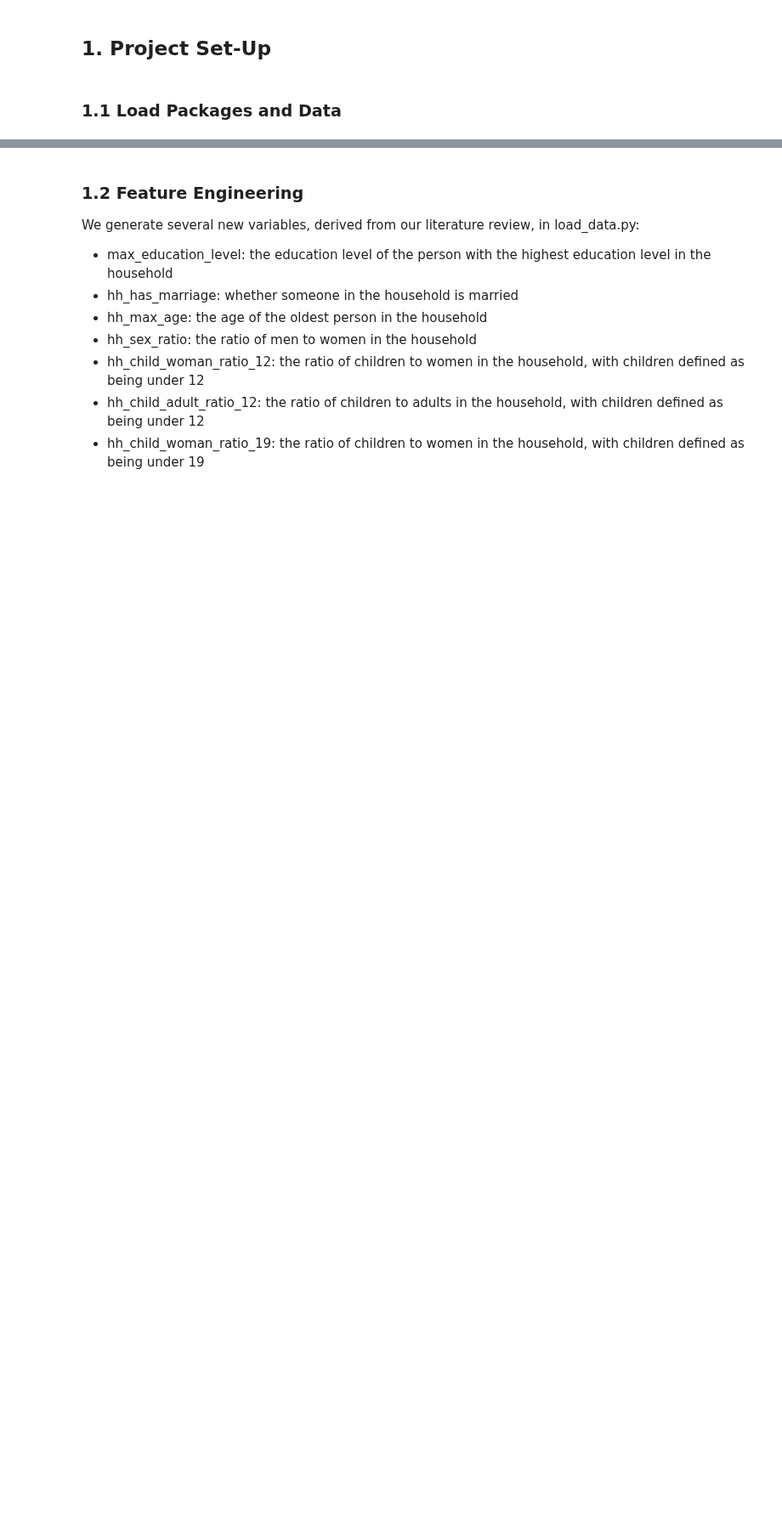
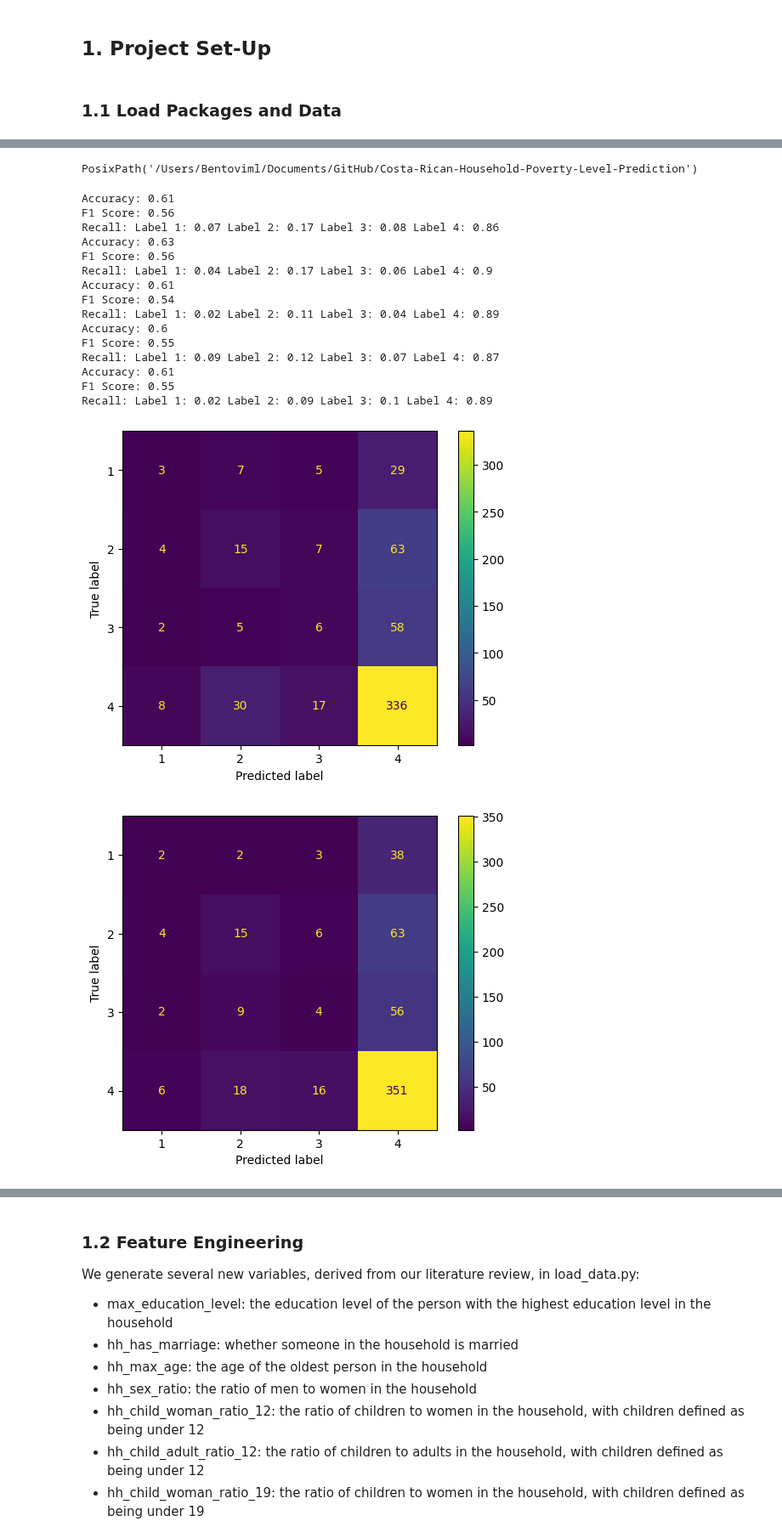
Before and after one commit to andrewjtdunn/Costa-Rican-Household-Poverty-Level-Prediction, a Jupyter notebook: Exploratory analysis/checkpoint_2.ipynb, the cells around one changed output, grey strips where cells are left out. Shown at 85% size. Cells and saved outputs as stored; diff of their text form; code cells hidden in the pictures; blank space fills up the shorter version.

Commit message:
adding k-fold validation in

```diff
--- a/Exploratory analysis/checkpoint_2.ipynb
+++ b/Exploratory analysis/checkpoint_2.ipynb
@@ -48,0 +49,4 @@ SEED = 0
+# %%
+pathlib.Path.cwd()
+# %% [output]
+PosixPath('/Users/Bentoviml/Documents/GitHub/Costa-Rican-Household-Poverty-Level-Prediction')
@@ -48,0 +57,39 @@ SEED = 0
+# %%
+df, indices = load_data.load_train_data()
+
+# Creates dictionaries with each K-fold, where train_indices has the indices to include and test_indices is the validation set
+train_indices = {}
+test_indices = {}
+
+for i, (train_index, test_index) in enumerate(indices):
+    train_indices[i] = train_index
+    test_indices[i] = test_index
+# %%
+neigh = KNeighborsClassifier(n_neighbors=15, weights='distance')
+knn_results = {}
+for key in train_indices.keys():
+    X_train = df.drop(columns="Target").iloc[train_indices[key],:]
+    y_train = df.loc[:,['Target']].iloc[train_indices[key],:]
+    X_valid = df.drop(columns="Target").iloc[test_indices[key],:]
+    y_valid = df.loc[:,['Target']].iloc[test_indices[key],:]
+    neigh.fit(X_train,y_train)
+    pred = neigh.predict(X_valid)
+    knn_results[key] = evaluate_classification(pred,y_valid,cm=True, return_vals=True)
+# %% [output]
+Accuracy: 0.61
+F1 Score: 0.56
+Recall: Label 1: 0.07 Label 2: 0.17 Label 3: 0.08 Label 4: 0.86
+Accuracy: 0.63
+F1 Score: 0.56
+Recall: Label 1: 0.04 Label 2: 0.17 Label 3: 0.06 Label 4: 0.9
+Accuracy: 0.61
+F1 Score: 0.54
+Recall: Label 1: 0.02 Label 2: 0.11 Label 3: 0.04 Label 4: 0.89
+Accuracy: 0.6
+F1 Score: 0.55
+Recall: Label 1: 0.09 Label 2: 0.12 Label 3: 0.07 Label 4: 0.87
+Accuracy: 0.61
+F1 Score: 0.55
+Recall: Label 1: 0.02 Label 2: 0.09 Label 3: 0.1 Label 4: 0.89
+[figure, added]
+[figure, added]
```
Also changed, not shown: parts of 10 cells of this notebook, 7 other files.
